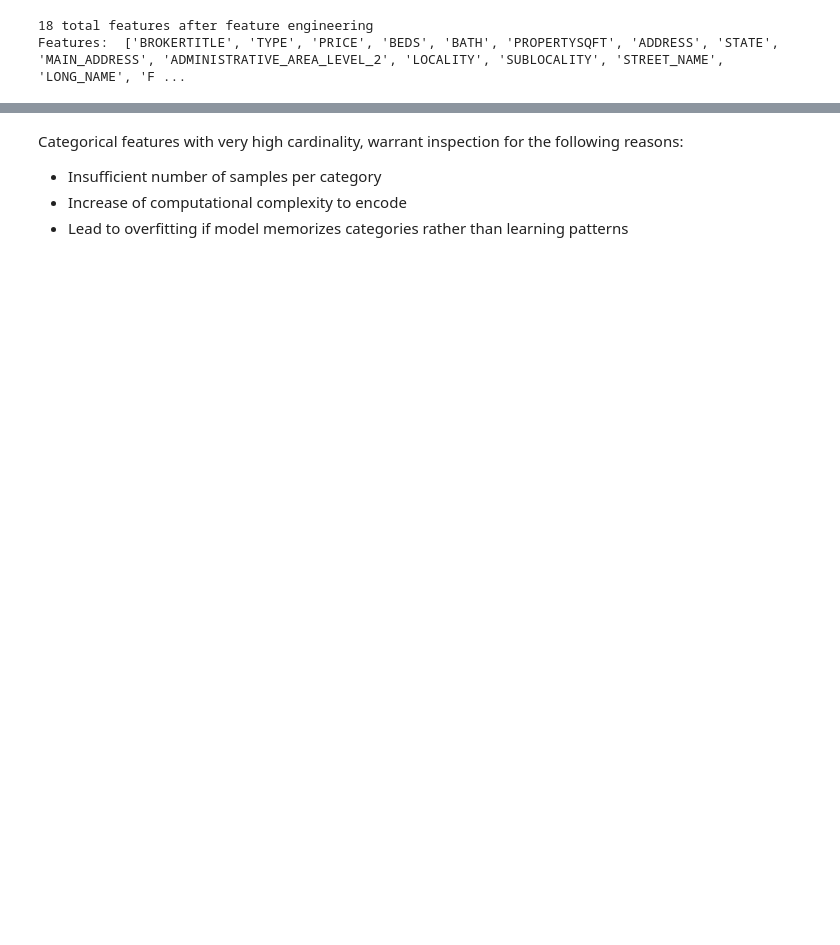
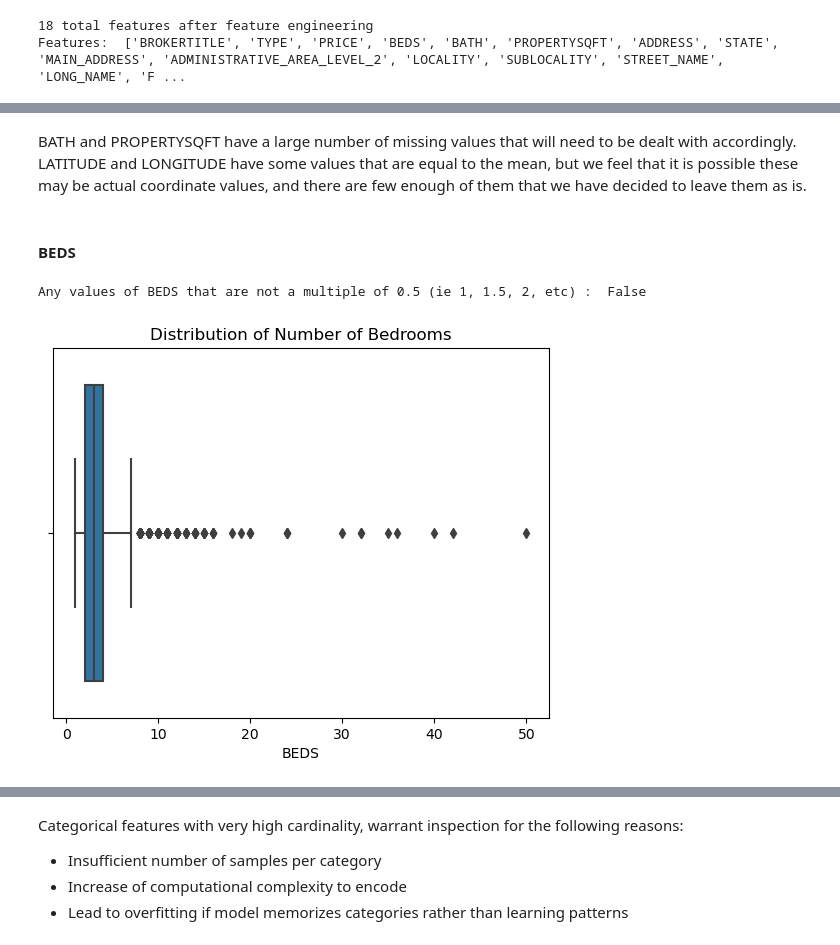
Before and after one commit to TrevorChartier/RealEstateRegression, a Jupyter notebook: RealEstateRegression.ipynb, the cells around one changed output, grey strips where cells are left out. Saved outputs shown, nothing was run; the diff lists cells and outputs as text; code cells hidden in the pictures; blank space fills up the shorter version.

Commit message:
Numerical Feature Analysis

```diff
--- a/RealEstateRegression.ipynb
+++ b/RealEstateRegression.ipynb
@@ -82,0 +86,23 @@ Features:  ['BROKERTITLE', 'TYPE', 'PRICE', 'BEDS', 'BATH', 'PROPERTYSQFT', 'ADD
+# %%
+# It appears that in this dataset, missing values are filled in with the mean value for the column
+# We want to identify columns with potentially large numbers of missing values
+
+columns = []
+num_mean = []
+means = []
+
+
+def equal_to_mean(colName):
+    mean_val = np.mean(house_df[colName])
+    is_close = np.isclose(house_df[colName], mean_val, atol=1e-9)
+    return is_close
+
+for column in house_df:
+    if(pd_types.is_numeric_dtype(house_df[column])):
+        columns.append(column)
+        total = sum(equal_to_mean(column))
+        num_mean.append(total)
+        means.append(np.round(np.mean(house_df[column]),2))
+
+df = pd.DataFrame({"Column": columns, "Instances of Mean Value of Column": num_mean, "Mean Value of Column": means})
+df
@@ -82,0 +118,18 @@ Features:  ['BROKERTITLE', 'TYPE', 'PRICE', 'BEDS', 'BATH', 'PROPERTYSQFT', 'ADD
+# %% [markdown]
+BATH and PROPERTYSQFT have a large number of missing values that will need to be dealt with accordingly. LATITUDE and LONGITUDE have some values that are equal to the mean, but we feel that it is possible these may be actual coordinate values, and there are few enough of them that we have decided to leave them as is.
+# %%
+# Replace imputed values with NaN for ease of imputation later
+house_df.loc[equal_to_mean("BATH"), "BATH"] = np.nan
+house_df.loc[equal_to_mean("PROPERTYSQFT"),"PROPERTYSQFT"] = np.nan
+# %% [markdown]
+#### BEDS
+# %%
+beds = house_df["BEDS"]
+
+sns.boxplot(x=beds)
+plt.title("Distribution of Number of Bedrooms");
+
+print("Any values of BEDS that are not a multiple of 0.5 (ie 1, 1.5, 2, etc) : ", (beds % 0.5 != 0).any())
+# %% [output]
+Any values of BEDS that are not a multiple of 0.5 (ie 1, 1.5, 2, etc) :  False
+[figure, added]
```
Also changed, not shown: parts of 38 cells of this notebook.
